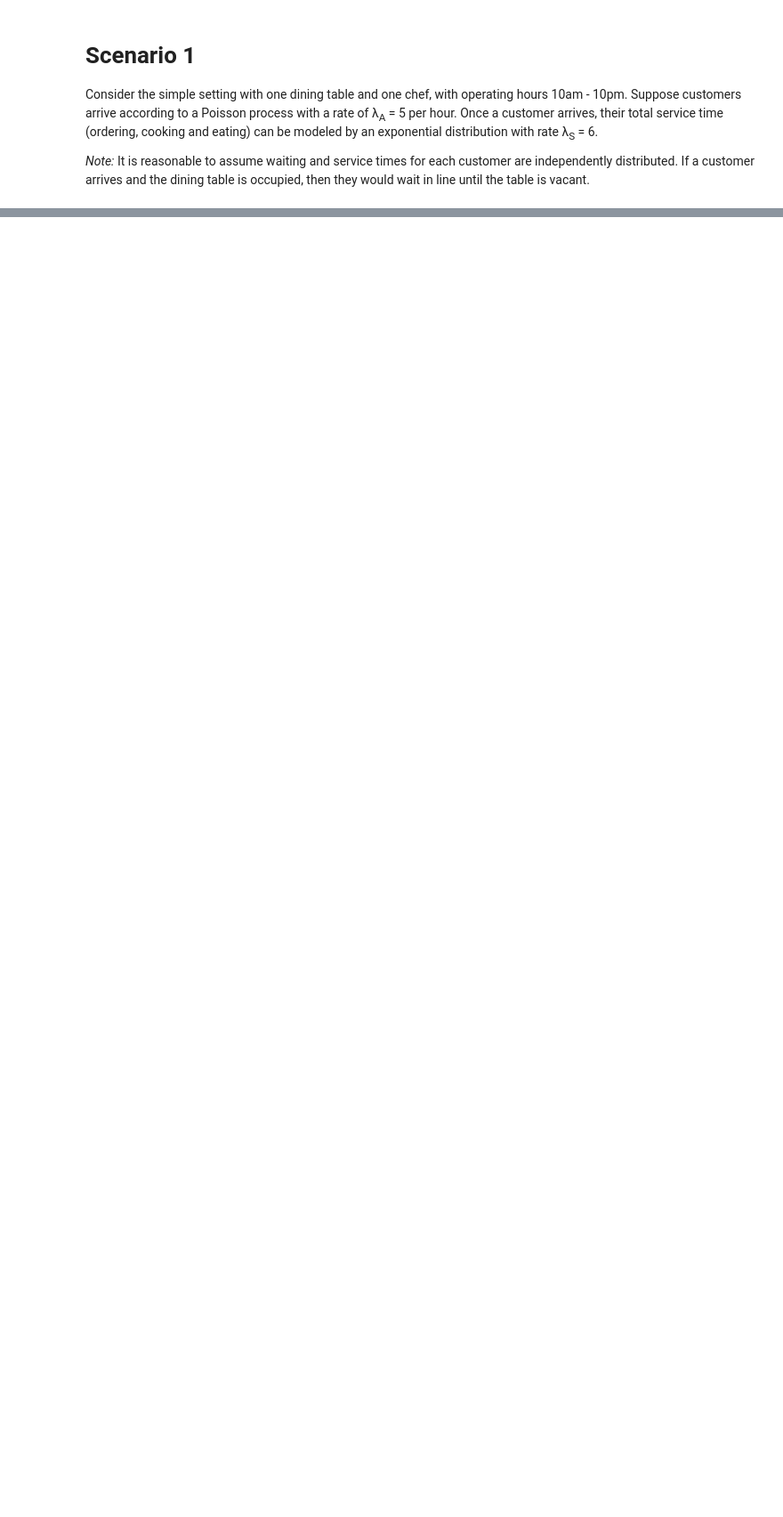
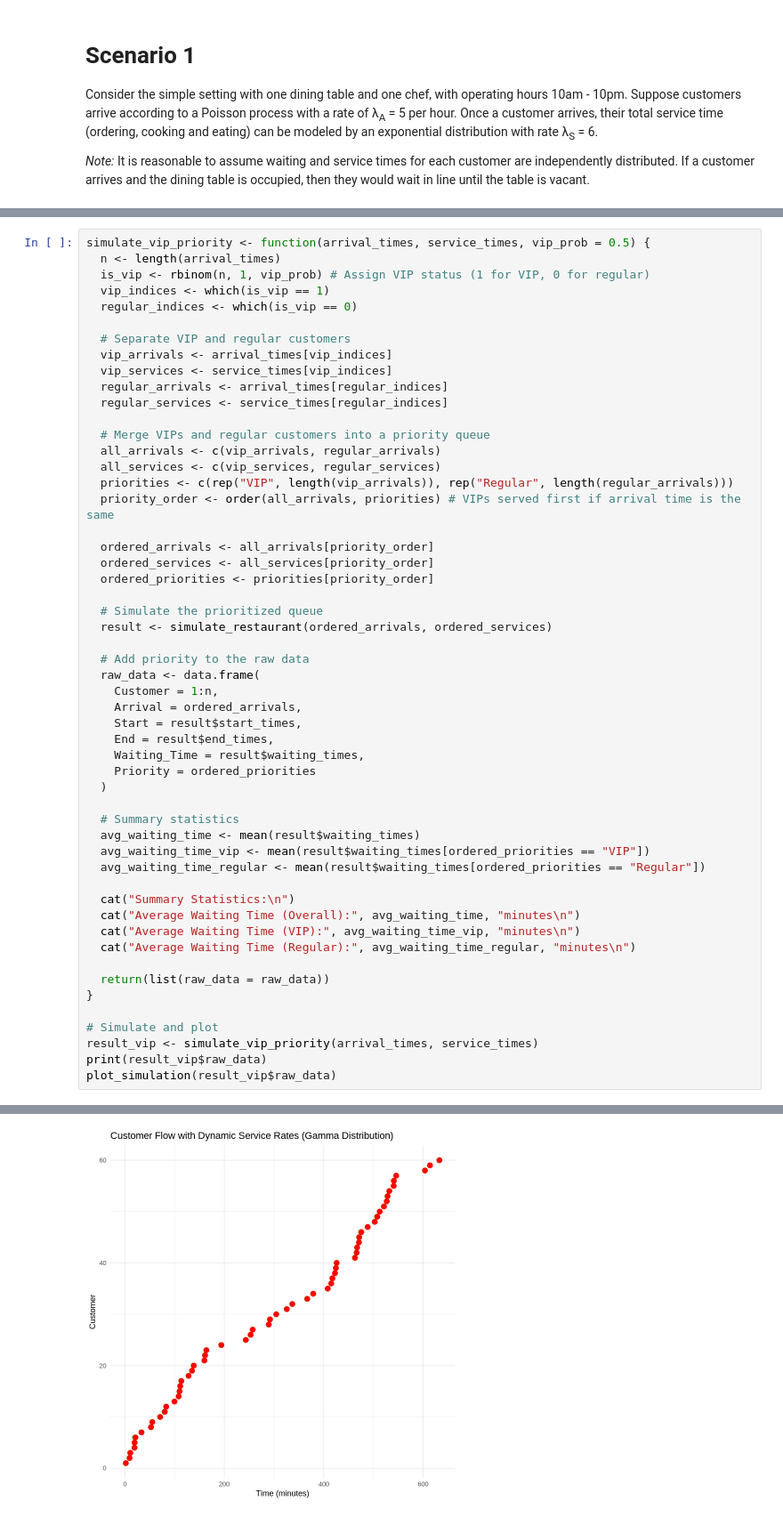
Before and after one commit to zoraizmohammad/dukeClasses, a Jupyter notebook: sta240/finalProject/STA240FinalSimulation.ipynb, the cells around one changed output, grey strips where cells are left out. Shown at 89% size. Saved outputs shown, nothing was run; the diff lists cells and outputs as text; blank space fills up the shorter version.

```diff
--- a/sta240/finalProject/STA240FinalSimulation.ipynb
+++ b/sta240/finalProject/STA240FinalSimulation.ipynb
@@ -24,0 +265,54 @@ hours 10am - 10pm. Suppose customers arrive according to a Poisson process with
+# %%
+simulate_vip_priority <- function(arrival_times, service_times, vip_prob = 0.5) {
+  n <- length(arrival_times)
+  is_vip <- rbinom(n, 1, vip_prob) # Assign VIP status (1 for VIP, 0 for regular)
+  vip_indices <- which(is_vip == 1)
+  regular_indices <- which(is_vip == 0)
+
+  # Separate VIP and regular customers
+  vip_arrivals <- arrival_times[vip_indices]
+  vip_services <- service_times[vip_indices]
+  regular_arrivals <- arrival_times[regular_indices]
+  regular_services <- service_times[regular_indices]
+
+  # Merge VIPs and regular customers into a priority queue
+  all_arrivals <- c(vip_arrivals, regular_arrivals)
+  all_services <- c(vip_services, regular_services)
+  priorities <- c(rep("VIP", length(vip_arrivals)), rep("Regular", length(regular_arrivals)))
+  priority_order <- order(all_arrivals, priorities) # VIPs served first if arrival time is the same
+
+  ordered_arrivals <- all_arrivals[priority_order]
+  ordered_services <- all_services[priority_order]
+  ordered_priorities <- priorities[priority_order]
+
+  # Simulate the prioritized queue
+  result <- simulate_restaurant(ordered_arrivals, ordered_services)
+
+  # Add priority to the raw data
+  raw_data <- data.frame(
+    Customer = 1:n,
+    Arrival = ordered_arrivals,
+    Start = result$start_times,
+    End = result$end_times,
+    Waiting_Time = result$waiting_times,
+    Priority = ordered_priorities
+  )
+
+  # Summary statistics
+  avg_waiting_time <- mean(result$waiting_times)
+  avg_waiting_time_vip <- mean(result$waiting_times[ordered_priorities == "VIP"])
+  avg_waiting_time_regular <- mean(result$waiting_times[ordered_priorities == "Regular"])
+
+  cat("Summary Statistics:\n")
+  cat("Average Waiting Time (Overall):", avg_waiting_time, "minutes\n")
+  cat("Average Waiting Time (VIP):", avg_waiting_time_vip, "minutes\n")
+  cat("Average Waiting Time (Regular):", avg_waiting_time_regular, "minutes\n")
+
+  return(list(raw_data = raw_data))
+}
+
+# Simulate and plot
+result_vip <- simulate_vip_priority(arrival_times, service_times)
+print(result_vip$raw_data)
+plot_simulation(result_vip$raw_data)
+# %% [output]
@@ -24,0 +336 @@ hours 10am - 10pm. Suppose customers arrive according to a Poisson process with
+[figure, added]
```
Also changed, not shown: parts of 15 cells of this notebook.
